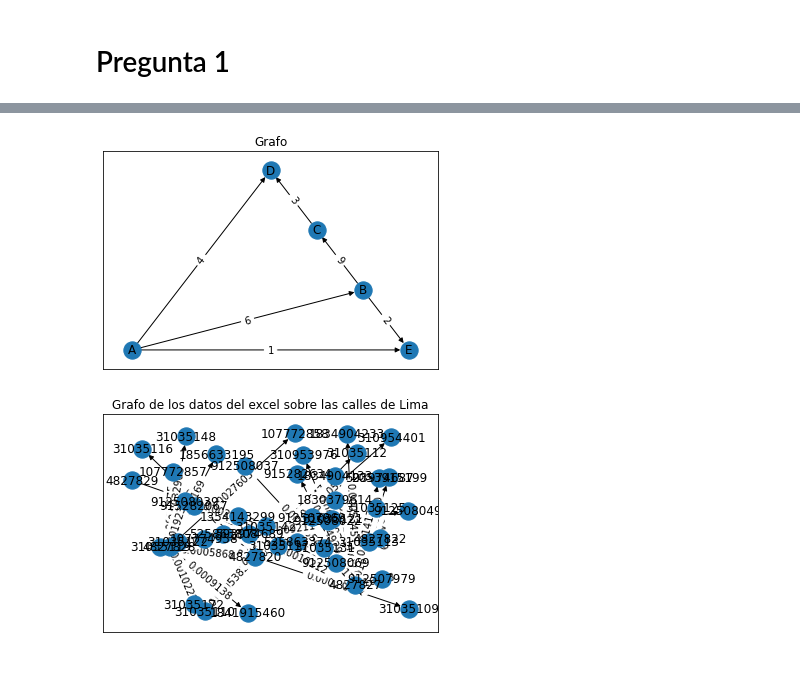
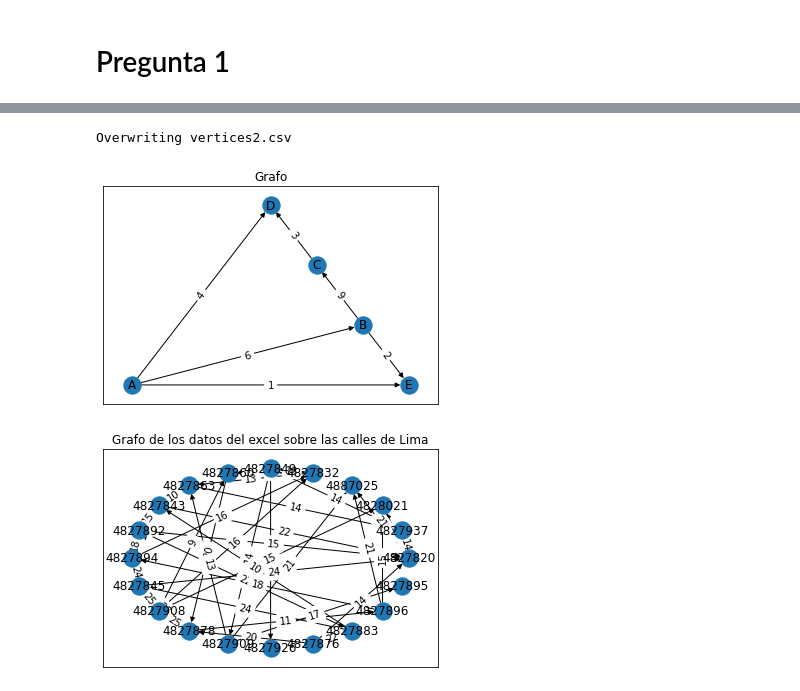
Before and after one commit to leocesias/tf-202010773-20201b333-201710310, a Jupyter notebook: Final.ipynb, the cells around one changed output, grey strips where cells are left out. Saved outputs shown, nothing was run; the diff lists cells and outputs as text; code cells hidden in the pictures.

```diff
--- a/Final.ipynb
+++ b/Final.ipynb
@@ -63,3 +9,59 @@ Overwriting vertices.csv
+# %%
+%%file vertices2.csv
+ID_Calle,ID_Interseccion,Costo
+4827820,4827937,14
+4827820,4828021,15
+4827820,4887025,21
+4827832,4827849,13
+4827832,4827860,9
+4827832,4827863,13
+4827843,4827820,22
+4827843,4827892,15
+4827843,4827894,18
+4827845,4827820,24
+4827845,4827908,25
+4827845,4827878,20
+4827849,4827909,14
+4827849,4827926,10
+4827849,4827937,14
+4827860,4827878,20
+4827863,4827843,10
+4827863,4827937,14
+4827876,4827820,14
+4827876,4827878,20
+4827876,4827883,22
+4827878,4827896,11
+4827878,4827908,25
+4827883,4827845,24
+4827883,4827843,10
+4827892,4827883,22
+4827892,4827820,15
+4827892,4827894,18
+4827894,4827832,16
+4827894,4827843,10
+4827894,4827845,24
+4827896,4827894,18
+4827896,4828021,15
+4827896,4887025,21
+4827908,4827832,16
+4827908,4827860,9
+4827908,4828021,15
+4827909,4827863,13
+4827909,4827895,17
+4827909,4887025,21
+4827926,4827896,11
+4827937,4827820,14
+4827937,4827845,24
+4828021,4887025,21
+4828021,4827860,9
+4828021,4827843,10
+4828025,4828352,23
+4828025,4827892,15
+4828025,4827843,10
+4828352,4827863,13
+4828352,4827909,14
+# %% [output]
+Overwriting vertices2.csv
 # %%
 def agregar_arista(G,u,v,w=1,di=True):
     G.add_edge(u,v,weight=w)
@@ -70,39 +72,39 @@ def agregar_arista(G,u,v,w=1,di=True):
 #Prueba de grafo ponderado con datos de las calles
 def leer_csv(F):
     #Lectura de datos para la impresión del grafo ponderado de las calles
-    datos=pd.read_csv('vertices.csv',header=0)
+    datos=pd.read_csv('vertices2.csv',header=0)
     idcalle=datos['ID_Calle']
-    idorigeninterseccion=datos['ID_Calle_Origen']
-    costo=datos['Costo1']
+    idorigeninterseccion=datos['ID_Interseccion']
+    costo=datos['Costo']
     for i in range(0,40):
         agregar_arista(F, idcalle[i], idorigeninterseccion[i], costo[i])
 
 if __name__=="__main__":
 
     F = nx.DiGraph()
     leer_csv(F)
     G = nx.DiGraph()
     #Grafo ponderado
     agregar_arista(G,"A","B",6)
     agregar_arista(G,"A","D",4)
     agregar_arista(G,"A","E",1)
     agregar_arista(G,"B","C",9)
     agregar_arista(G,"B","E",2)
     agregar_arista(G,"C","D",3)
 
     pos=nx.layout.planar_layout(G)
     nx.draw_networkx(G, pos)
     labels=nx.get_edge_attributes(G, 'weight')
     nx.draw_networkx_edge_labels(G,pos,edge_labels=labels)
     plt.title("Grafo")
     plt.show()
 
-    pos=nx.layout.random_layout(F)
+    pos=nx.layout.circular_layout(F,scale=10)
     nx.draw_networkx(F, pos)
     labels=nx.get_edge_attributes(F, 'weight')
     nx.draw_networkx_edge_labels(F,pos,edge_labels=labels)
     plt.title("Grafo de los datos del excel sobre las calles de Lima")
     plt.show()
 # %% [output]
 [figure]
-[figure, old version]
+[figure, new version]
```
Also changed, not shown: parts of 1 cell of this notebook.
